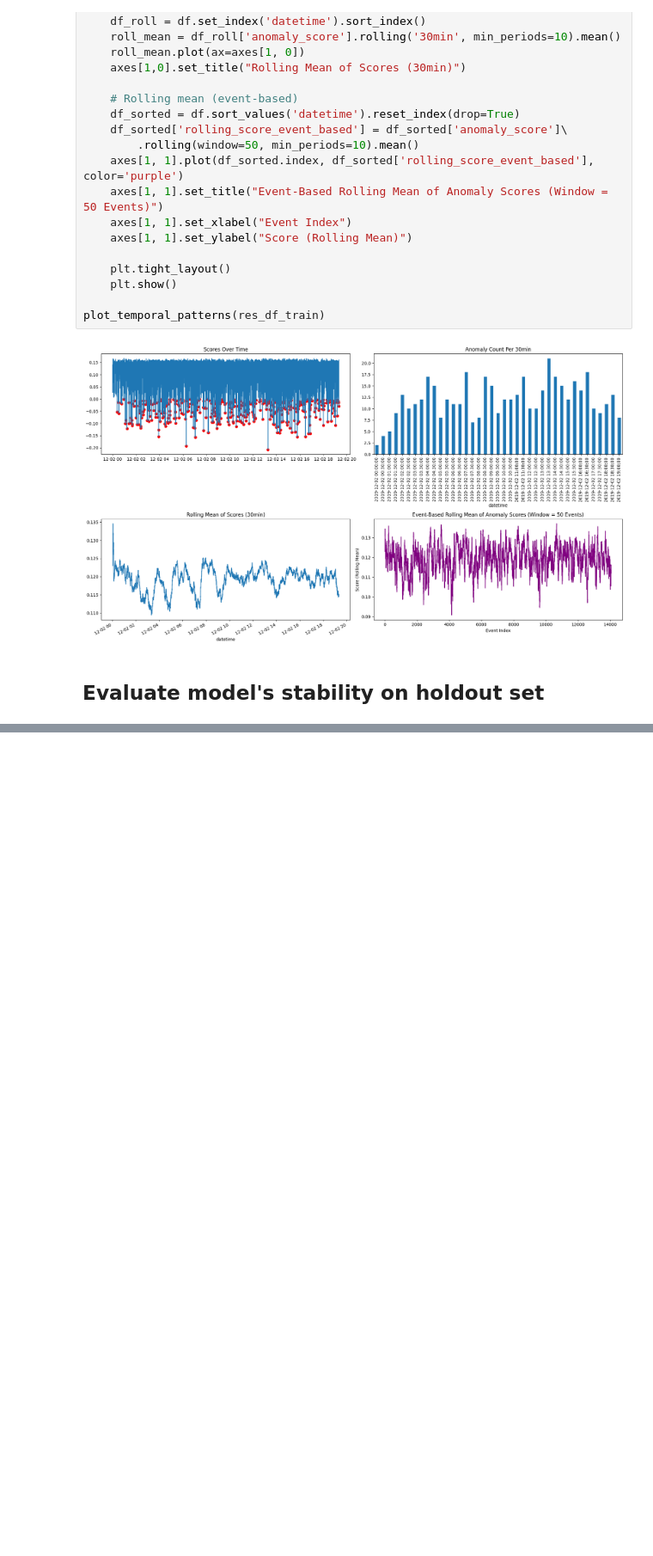
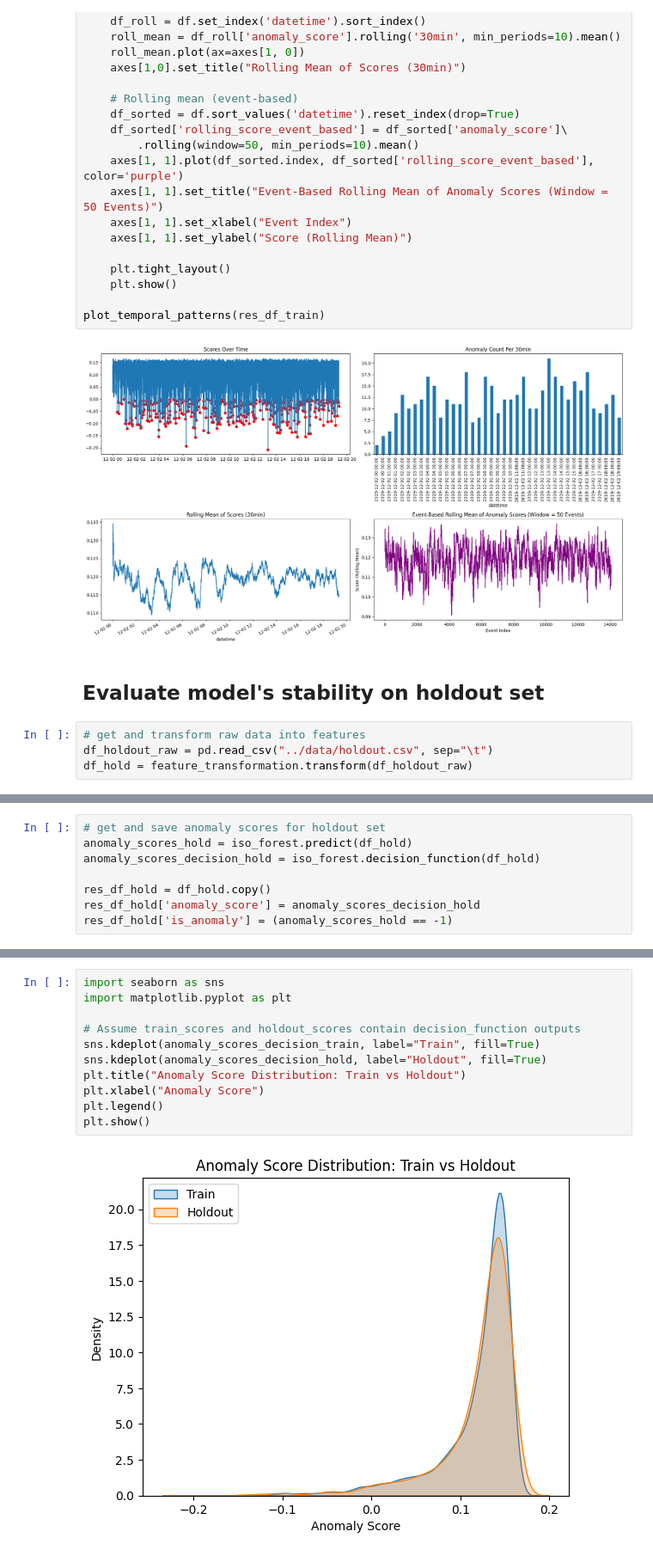
Before and after one commit to neagrita/assign, a Jupyter notebook: notebooks/03_modelling.ipynb, the cells around one changed output, grey strips where cells are left out. Shown at 86% size. Saved outputs shown, nothing was run; the diff lists cells and outputs as text; blank space fills up the shorter version.

```diff
--- a/notebooks/03_modelling.ipynb
+++ b/notebooks/03_modelling.ipynb
@@ -512,3 +512,7 @@ plot_temporal_patterns(res_df_train)
 [figure]
 # %% [markdown]
 ## Evaluate model's stability on holdout set
+# %%
+# get and transform raw data into features
+df_holdout_raw = pd.read_csv("../data/holdout.csv", sep="\t")
+df_hold = feature_transformation.transform(df_holdout_raw)
@@ -514,0 +530,8 @@ plot_temporal_patterns(res_df_train)
+# %%
+# get and save anomaly scores for holdout set
+anomaly_scores_hold = iso_forest.predict(df_hold)
+anomaly_scores_decision_hold = iso_forest.decision_function(df_hold)
+
+res_df_hold = df_hold.copy()
+res_df_hold['anomaly_score'] = anomaly_scores_decision_hold
+res_df_hold['is_anomaly'] = (anomaly_scores_hold == -1)
@@ -514,0 +564,13 @@ plot_temporal_patterns(res_df_train)
+# %%
+import seaborn as sns
+import matplotlib.pyplot as plt
+
+# Assume train_scores and holdout_scores contain decision_function outputs
+sns.kdeplot(anomaly_scores_decision_train, label="Train", fill=True)
+sns.kdeplot(anomaly_scores_decision_hold, label="Holdout", fill=True)
+plt.title("Anomaly Score Distribution: Train vs Holdout")
+plt.xlabel("Anomaly Score")
+plt.legend()
+plt.show()
+# %% [output]
+[figure, added]
```
Also changed, not shown: parts of 4 cells of this notebook.
